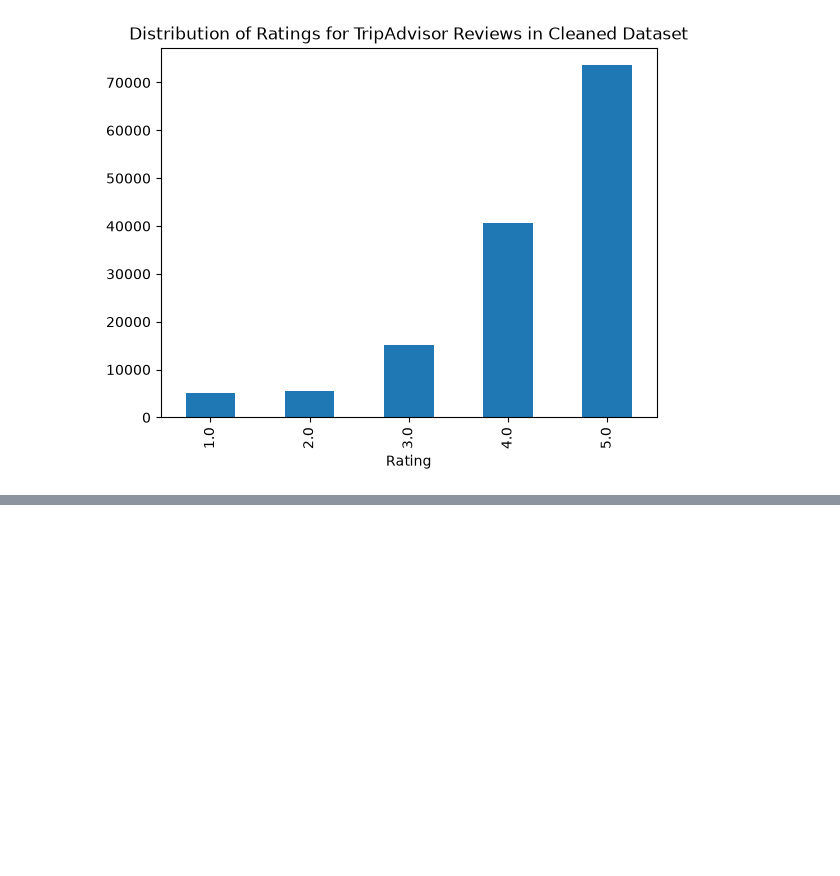
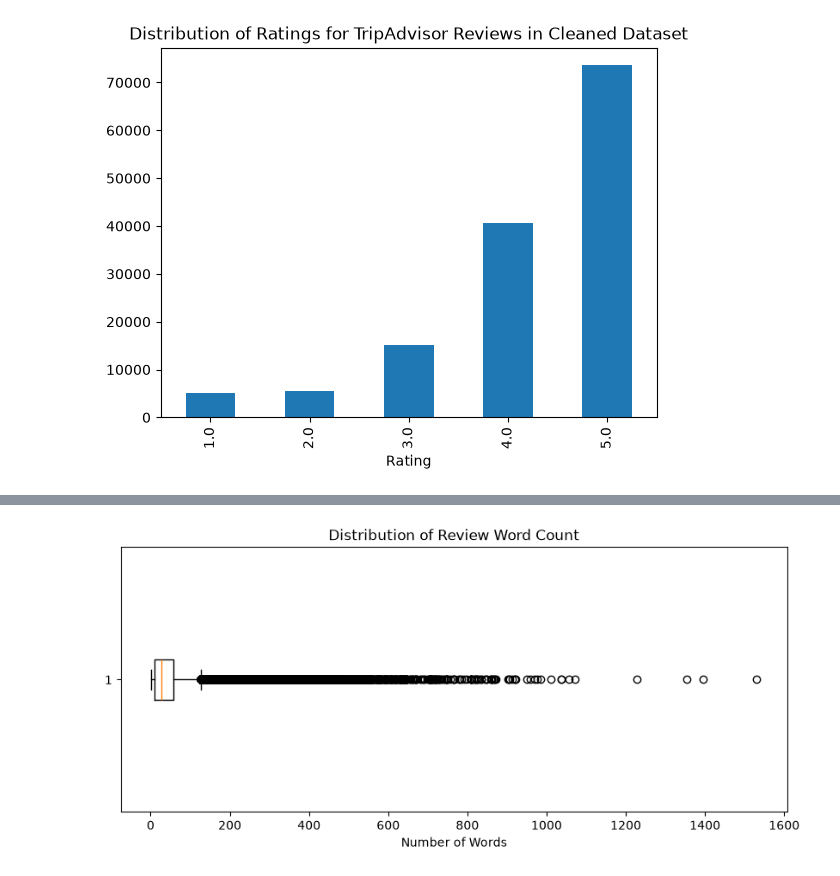
Before and after one commit to senghongC/CDS6344-SOCIAL-MEDIA-COMPUTING-Assignment, a Jupyter notebook: notebooks/02_EDA.ipynb, the cells around one changed output, grey strips where cells are left out. Cells and saved outputs as stored; diff of their text form; code cells hidden in the pictures; blank space fills up the shorter version.

```diff
--- a/notebooks/02_EDA.ipynb
+++ b/notebooks/02_EDA.ipynb
@@ -52,0 +219,8 @@ df_cleaned[df_cleaned["Platform"] == "Tripadvisor"]["Rating"].value_counts().sor
+# %%
+# Review length in characters
+df_cleaned["Review_Length"] = df_cleaned["Review"].str.len()
+
+# Review length in words
+df_cleaned["Word_Count"] = df_cleaned["Review"].str.split().str.len()
+
+df_cleaned[["Review_Length", "Word_Count"]].describe()
@@ -52,0 +237,14 @@ df_cleaned[df_cleaned["Platform"] == "Tripadvisor"]["Rating"].value_counts().sor
+# %%
+import matplotlib.pyplot as plt
+
+# see the distribution of review word count in the cleaned dataset
+plt.figure(figsize=(10, 4))
+
+plt.boxplot(df_cleaned["Word_Count"], vert=False)
+
+plt.xlabel("Number of Words")
+plt.title("Distribution of Review Word Count")
+
+plt.show()
+# %% [output]
+[figure, added]
```
Also changed, not shown: parts of 50 cells of this notebook, 26 other files.
